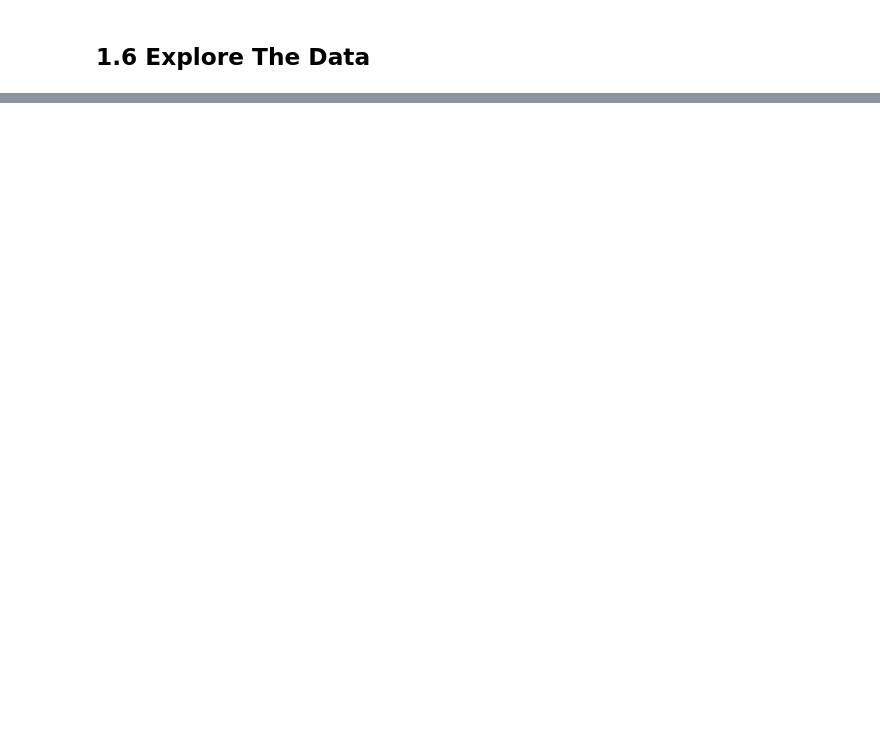
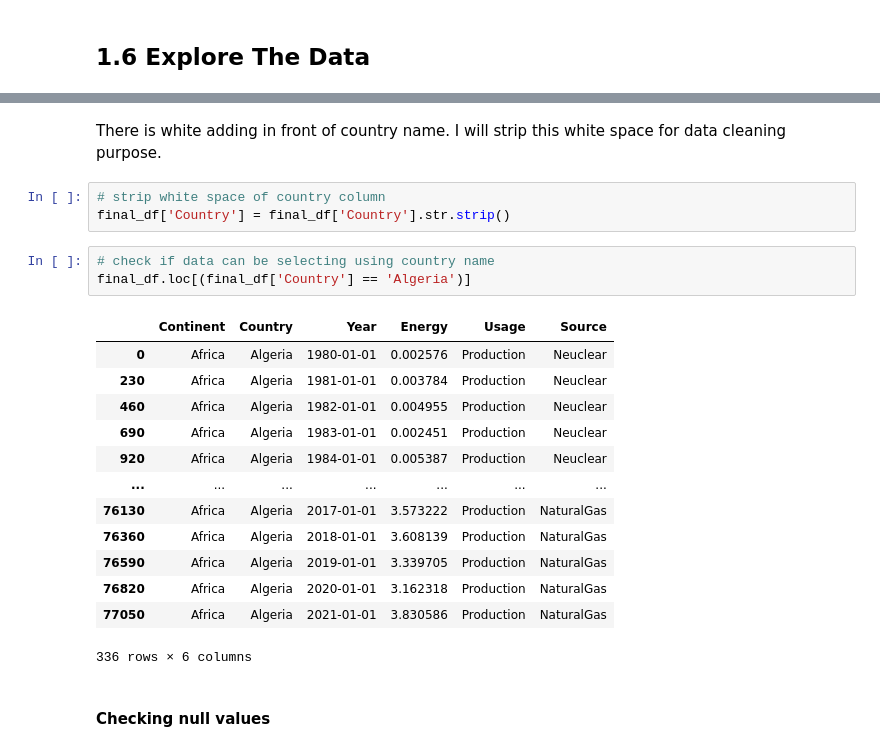
Before and after one commit to loveleenb/Energy-Prediction, a Jupyter notebook: Notebooks/02_data_wrangling.ipynb, the cells around one changed output, grey strips where cells are left out. Cells and saved outputs as stored; diff of their text form; blank space fills up the shorter version.

```diff
--- a/Notebooks/02_data_wrangling.ipynb
+++ b/Notebooks/02_data_wrangling.ipynb
@@ -328,0 +318,24 @@ array(['Africa', 'Asia & Oceania', 'Middle East',
+# %% [markdown]
+There is white adding in front of country name. I will strip this white space for data cleaning purpose.
+# %%
+# strip white space of country column
+final_df['Country'] = final_df['Country'].str.strip()
+# %%
+# check if data can be selecting using country name
+final_df.loc[(final_df['Country'] == 'Algeria')]
+# %% [output]
+|  | Continent | Country | Year | Energy | Usage | Source |
+| 0 | Africa | Algeria | 1980-01-01 | 0.002576 | Production | Neuclear |
+| 230 | Africa | Algeria | 1981-01-01 | 0.003784 | Production | Neuclear |
+| 460 | Africa | Algeria | 1982-01-01 | 0.004955 | Production | Neuclear |
+| 690 | Africa | Algeria | 1983-01-01 | 0.002451 | Production | Neuclear |
+| 920 | Africa | Algeria | 1984-01-01 | 0.005387 | Production | Neuclear |
+| ... | ... | ... | ... | ... | ... | ... |
+| 76130 | Africa | Algeria | 2017-01-01 | 3.573222 | Production | NaturalGas |
+| 76360 | Africa | Algeria | 2018-01-01 | 3.608139 | Production | NaturalGas |
+| 76590 | Africa | Algeria | 2019-01-01 | 3.339705 | Production | NaturalGas |
+| 76820 | Africa | Algeria | 2020-01-01 | 3.162318 | Production | NaturalGas |
+| 77050 | Africa | Algeria | 2021-01-01 | 3.830586 | Production | NaturalGas |
+336 rows × 6 columns
+# %% [markdown]
+#### Checking null values
```
Also changed, not shown: parts of 66 cells of this notebook, 31 other files.
